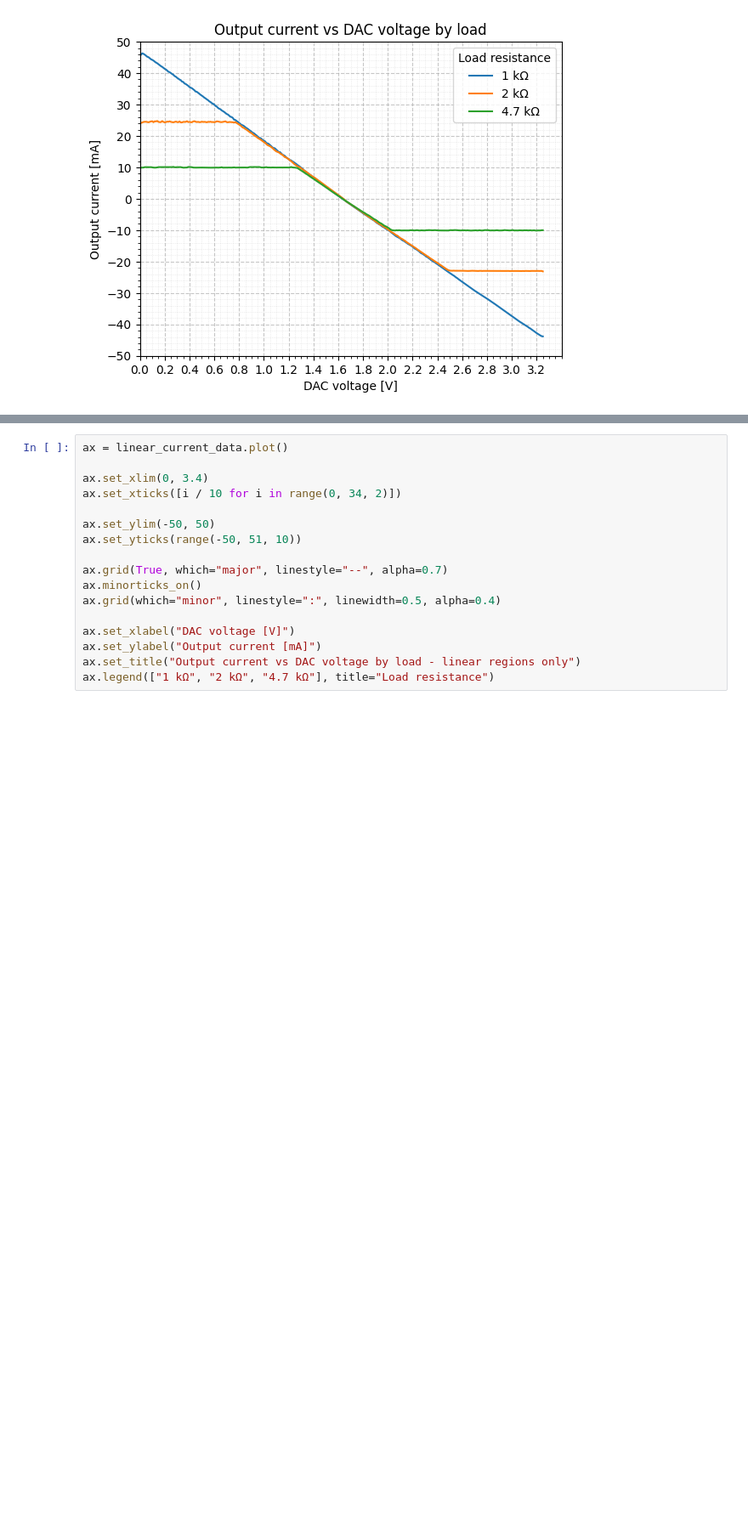
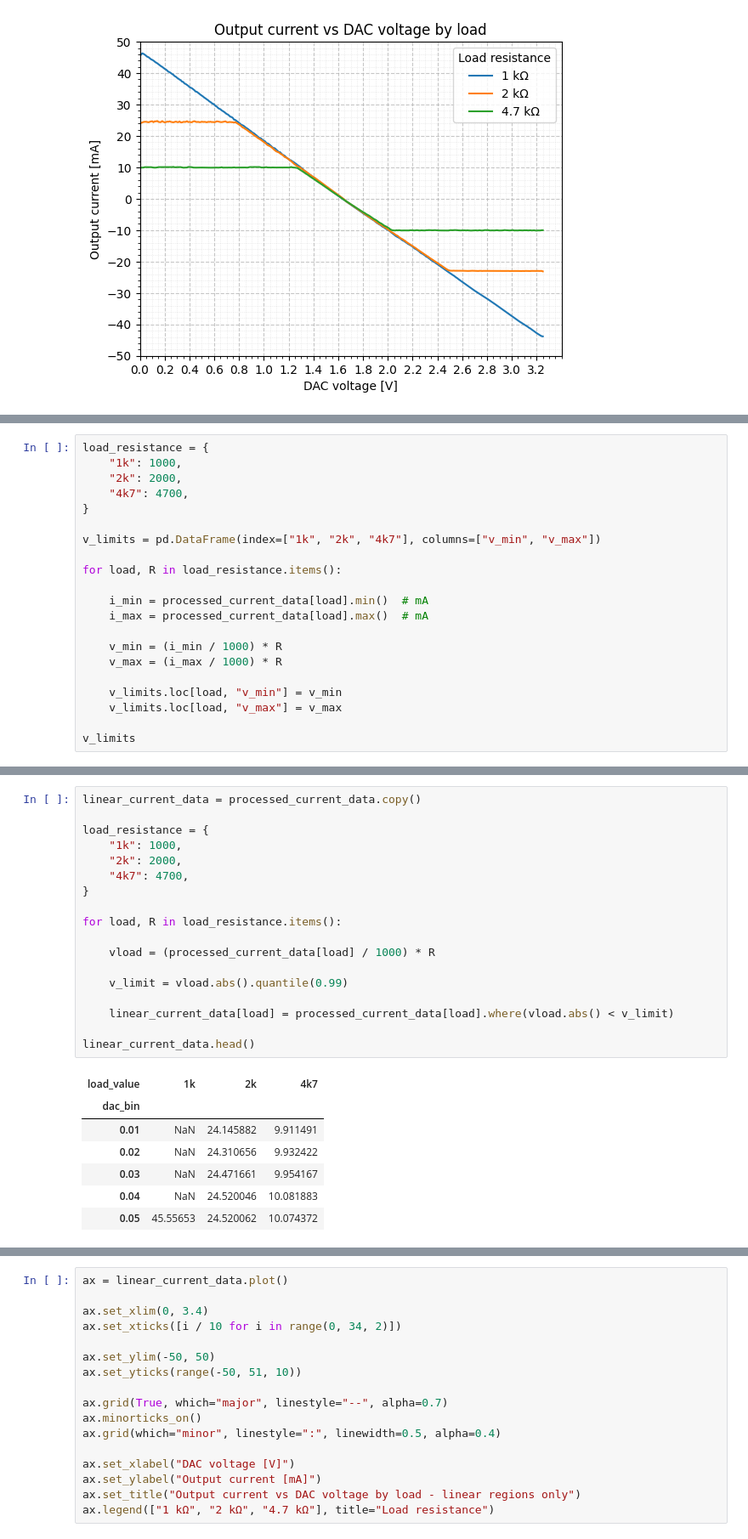
Before and after one commit to import-tiago/FEI, a Jupyter notebook: MSc/PEL309/Analysis/PEL309.ipynb, the cells around one changed output, grey strips where cells are left out. Shown at 85% size. Cells and saved outputs as stored; diff of their text form; blank space fills up the shorter version.

```diff
--- a/MSc/PEL309/Analysis/PEL309.ipynb
+++ b/MSc/PEL309/Analysis/PEL309.ipynb
@@ -325,0 +278,21 @@ pd.DataFrame(
+# %%
+load_resistance = {
+    "1k": 1000,
+    "2k": 2000,
+    "4k7": 4700,
+}
+
+v_limits = pd.DataFrame(index=["1k", "2k", "4k7"], columns=["v_min", "v_max"])
+
+for load, R in load_resistance.items():
+
+    i_min = processed_current_data[load].min()  # mA
+    i_max = processed_current_data[load].max()  # mA
+
+    v_min = (i_min / 1000) * R
+    v_max = (i_max / 1000) * R
+
+    v_limits.loc[load, "v_min"] = v_min
+    v_limits.loc[load, "v_max"] = v_max
+
+v_limits
@@ -325,0 +316,26 @@ pd.DataFrame(
+# %%
+linear_current_data = processed_current_data.copy()
+
+load_resistance = {
+    "1k": 1000,
+    "2k": 2000,
+    "4k7": 4700,
+}
+
+for load, R in load_resistance.items():
+
+    vload = (processed_current_data[load] / 1000) * R
+
+    v_limit = vload.abs().quantile(0.99)
+
+    linear_current_data[load] = processed_current_data[load].where(vload.abs() < v_limit)
+
+linear_current_data.head()
+# %% [output]
+| load_value | 1k | 2k | 4k7 |
+| dac_bin |  |  |  |
+| 0.01 | NaN | 24.145882 | 9.911491 |
+| 0.02 | NaN | 24.310656 | 9.932422 |
+| 0.03 | NaN | 24.471661 | 9.954167 |
+| 0.04 | NaN | 24.520046 | 10.081883 |
+| 0.05 | 45.55653 | 24.520062 | 10.074372 |
```
Also changed, not shown: parts of 11 cells of this notebook.
